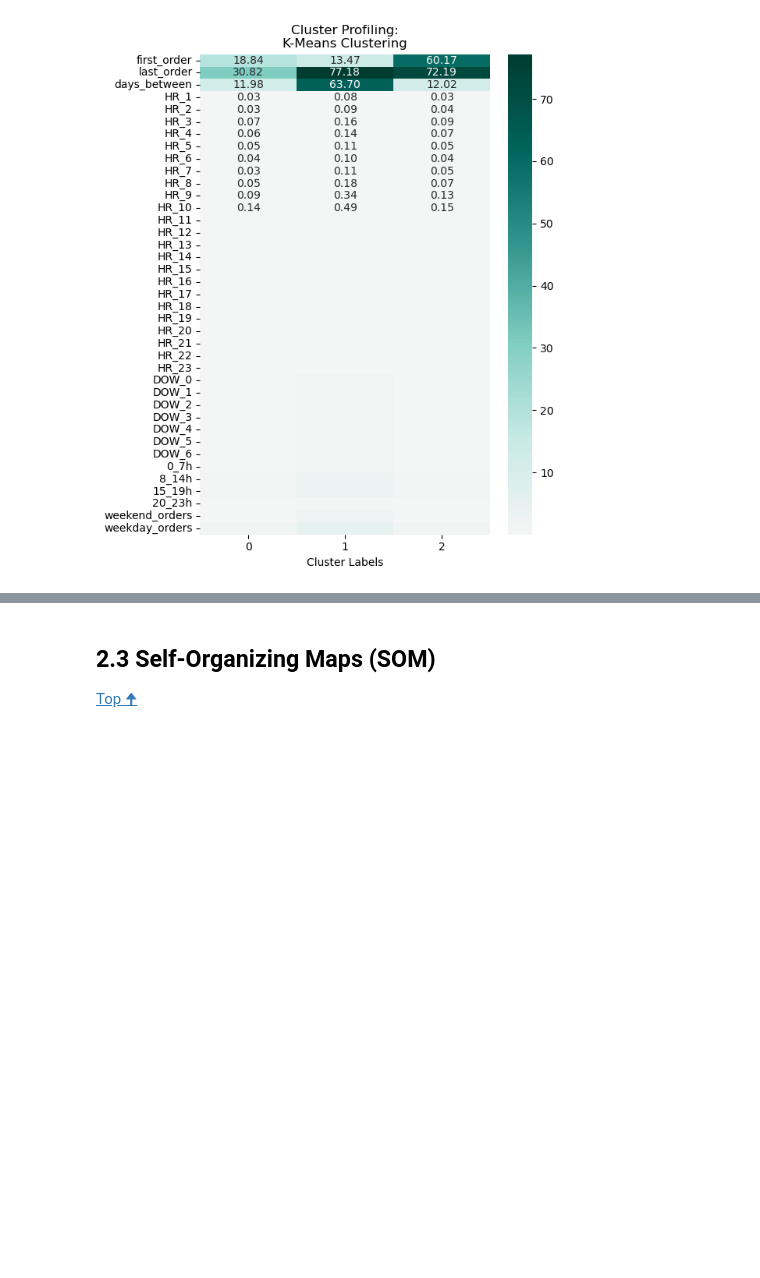
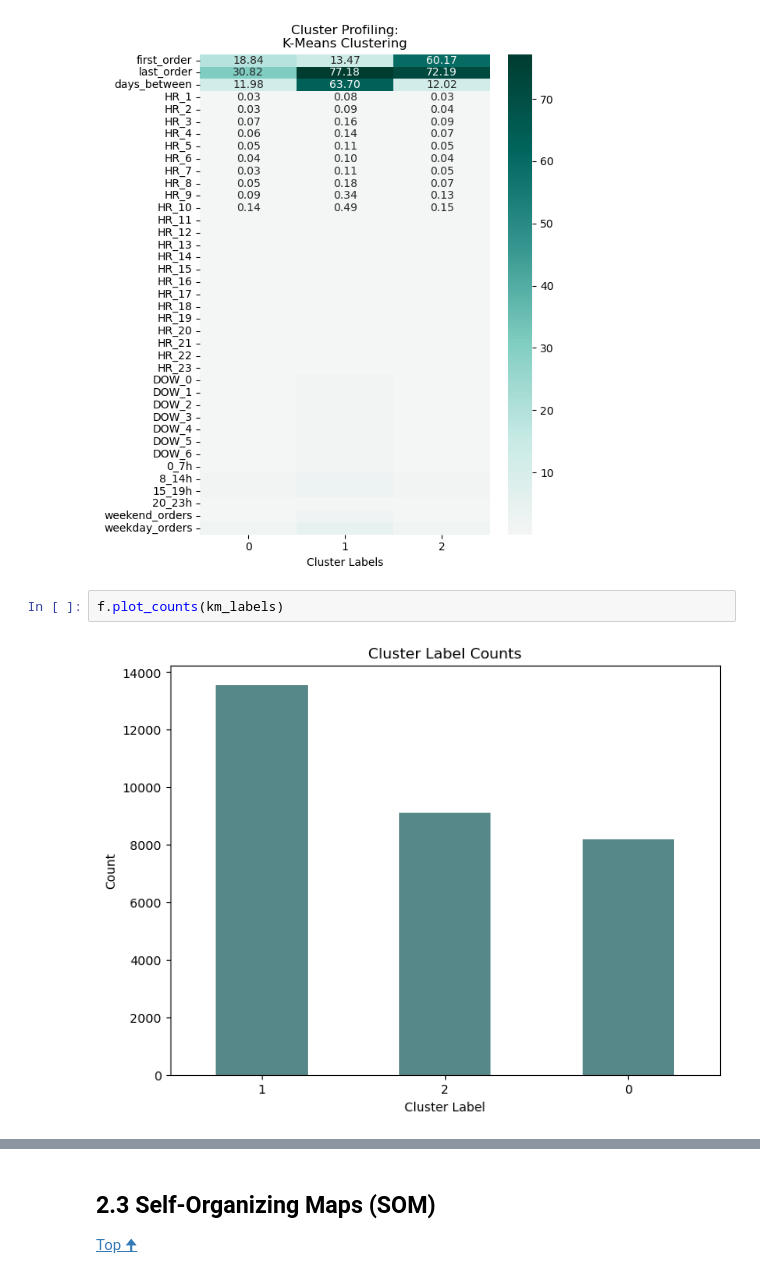
Before and after one commit to antoniooliveira03/data_mining, a Jupyter notebook: temp_data segmentation.ipynb, the cells around one changed output, grey strips where cells are left out. Cells and saved outputs as stored; diff of their text form; blank space fills up the shorter version.

```diff
--- a/temp_data segmentation.ipynb
+++ b/temp_data segmentation.ipynb
@@ -343,4 +344,8 @@ km_labels = kmclust.fit_predict(scaled_data)
 f.plot_cluster_profiling(temp_data, km_labels, "K-Means")
 # %% [output]
 [figure]
+# %%
+f.plot_counts(km_labels)
+# %% [output]
+[figure, added]
 # %%
```
Also changed, not shown: parts of 14 cells of this notebook, 1 other file.
